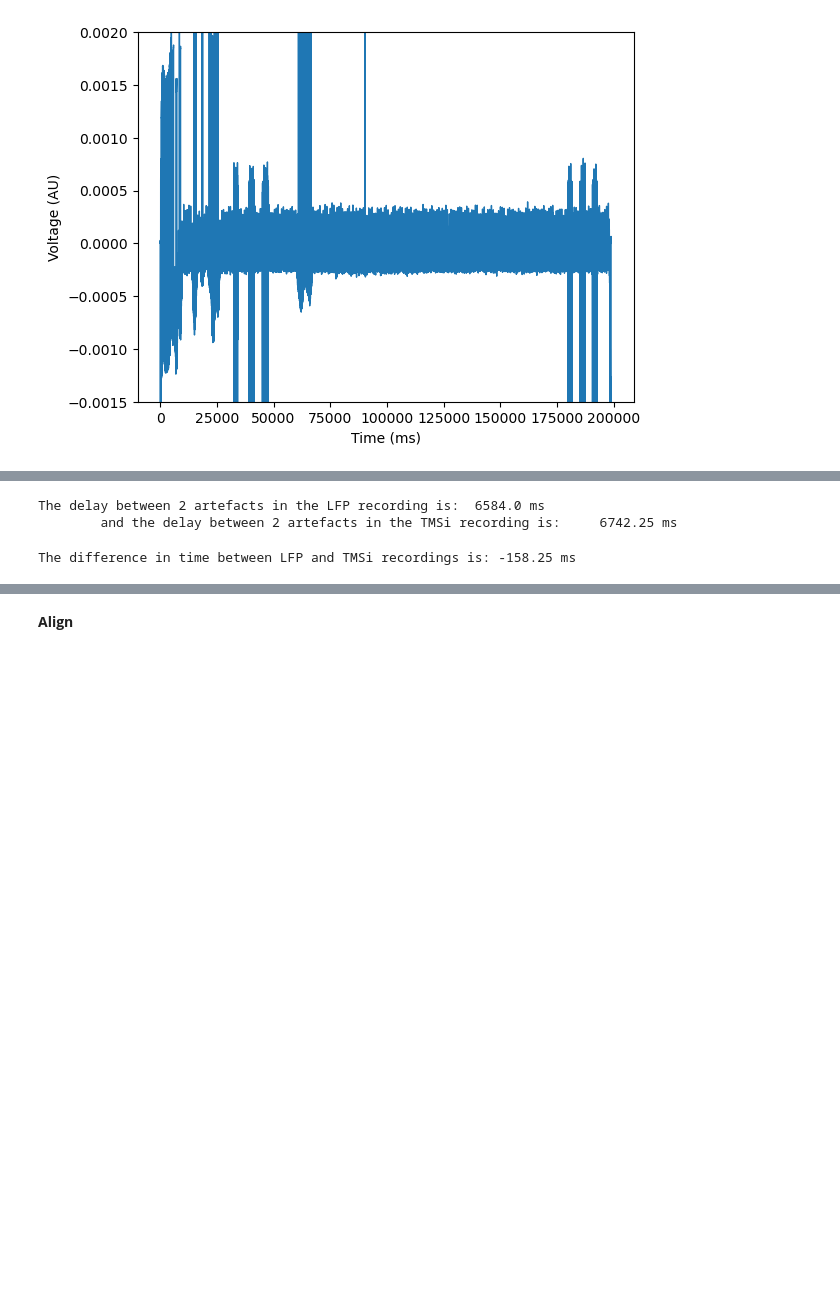
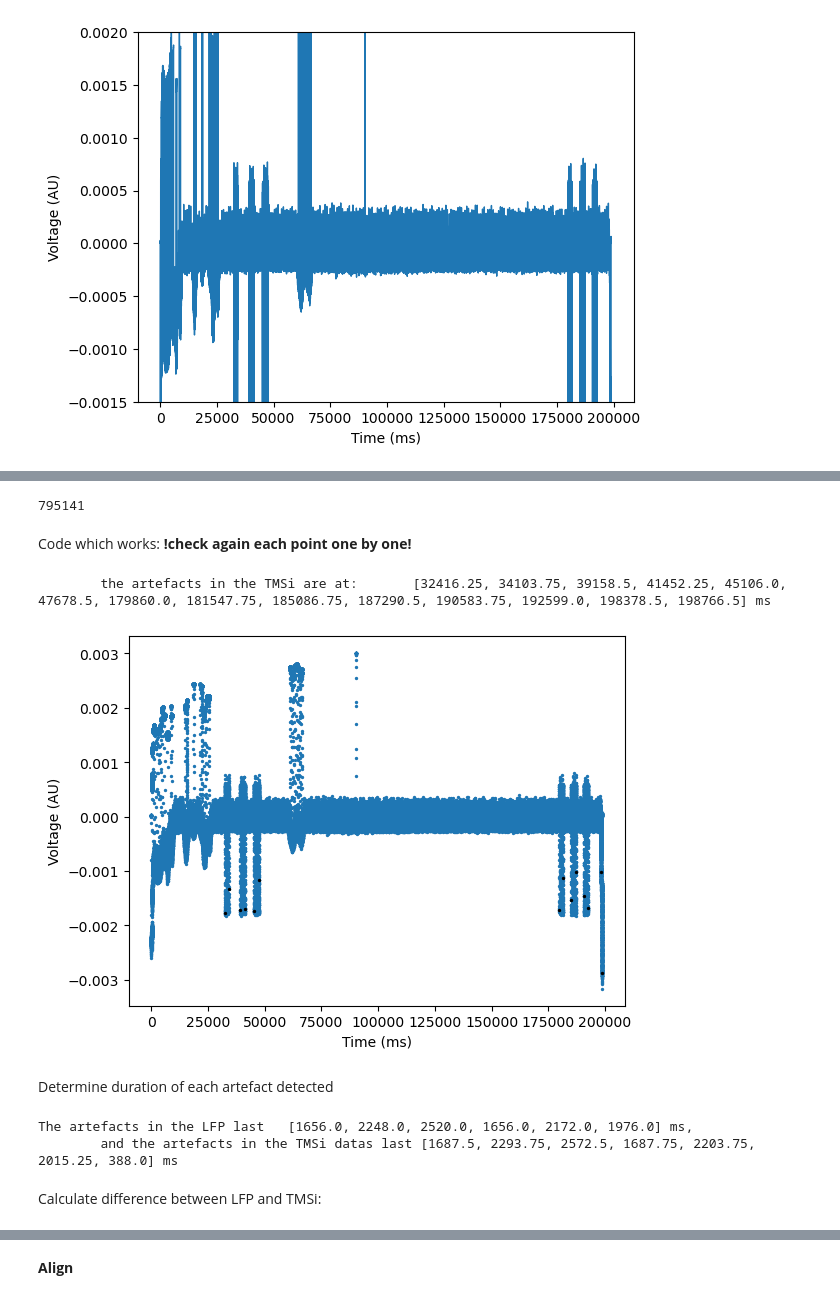
Before and after one commit to juliettevivien/Synchronization, a Jupyter notebook: Align LFP data with sensor data.ipynb, the cells around one changed output, grey strips where cells are left out. Cells and saved outputs as stored; diff of their text form; code cells hidden in the pictures; blank space fills up the shorter version.

```diff
--- a/Align LFP data with sensor data.ipynb
+++ b/Align LFP data with sensor data.ipynb
@@ -455,13 +413,63 @@ int(artefact_start_time_TMSi+LFP_artefact_duration)/1000*mne_object.info['sfreq'
-# %%
-delay_between_artefacts_TMSi = second_artefact_time_TMSi - artefact_start_time_TMSi
-print(
-        f'The delay between 2 artefacts in the LFP recording is: \t{delay_between_artefacts_LFP} ms'
-        f'\n\tand the delay between 2 artefacts in the TMSi recording is: \t{delay_between_artefacts_TMSi} ms')
-# %% [output]
-The delay between 2 artefacts in the LFP recording is:  6584.0 ms
-        and the delay between 2 artefacts in the TMSi recording is:     6742.25 ms
-# %%
-time_difference=delay_between_artefacts_LFP-delay_between_artefacts_TMSi
-print(f'The difference in time between LFP and TMSi recordings is: {time_difference} ms')
-# %% [output]
-The difference in time between LFP and TMSi recordings is: -158.25 ms
+# %%
+len(mne_object_filtered)
+# %% [output]
+795141
+# %% [markdown]
+Code which works: **!check again each point one by one!**
+# %%
+#initialize variables (lists and state)
+artefacts_x_TMSi = []
+artefacts_y_TMSi = []
+stimON = False
+
+#start looking at each value one by one and append the timepoint to the list depending on the state and threshold crossed
+for q in range(30000,(len(mne_object_filtered)-1)):
+    if (stimON == False):
+        if (mne_object_filtered[q] <= -0.001) and (mne_object_filtered[q+33] <= -0.0005):
+            artefacts_x_TMSi.append(x2_time[q])
+            artefacts_y_TMSi.append(mne_object_filtered[q])
+            stimON = True
+            q = q+1
+        else:
+            q = q+1
+
+    if (stimON == True):
+        if (mne_object_filtered[q] <= -0.001) and (mne_object_filtered[q-1] > mne_object_filtered[q]) and (mne_object_filtered[q] < mne_object_filtered[q+1]) and (mne_object_filtered[q+33] >= -0.0005):
+            artefacts_x_TMSi.append(x2_time[q])
+            artefacts_y_TMSi.append(mne_object_filtered[q])
+            stimON = False
+            q = q+1
+        else:
+            q = q+1
+
+print(
+    f'\n\tthe artefacts in the TMSi are at: \t{artefacts_x_TMSi} ms')
+# %% [output]
+        the artefacts in the TMSi are at:       [32416.25, 34103.75, 39158.5, 41452.25, 45106.0, 47678.5, 179860.0, 181547.75, 185086.75, 187290.5, 190583.75, 192599.0, 198378.5, 198766.5] ms
+# %%
+plt.xlabel('Time (ms)')
+plt.ylabel('Voltage (AU)')
+#plt.xlim(187280,187310)
+plt.scatter(x2_time,mne_object_filtered,linewidth=1,s=2)
+plt.scatter(artefacts_x_TMSi,artefacts_y_TMSi,color='black',s=2)
+plt.show()
+# %% [output]
+[figure, added]
+# %% [markdown]
+Determine duration of each artefact detected
+# %%
+artefact_duration_TMSi=[]
+range_r=np.arange(1,len(artefacts_x_TMSi),2)
+range_s=np.arange(0,len(artefacts_x_TMSi),2)
+
+for r,s in zip(range_r,range_s):
+        artefact_duration_TMSi.append(artefacts_x_TMSi[r]-artefacts_x_TMSi[s])
+
+print(
+	f'The artefacts in the LFP last \t{artefact_duration_LFP} ms,'
+	f'\n\tand the artefacts in the TMSi datas last {artefact_duration_TMSi} ms')
+# %% [output]
+The artefacts in the LFP last   [1656.0, 2248.0, 2520.0, 1656.0, 2172.0, 1976.0] ms,
+        and the artefacts in the TMSi datas last [1687.5, 2293.75, 2572.5, 1687.75, 2203.75, 2015.25, 388.0] ms
+# %% [markdown]
+Calculate difference between LFP and TMSi:
```
Also changed, not shown: parts of 26 cells of this notebook.
